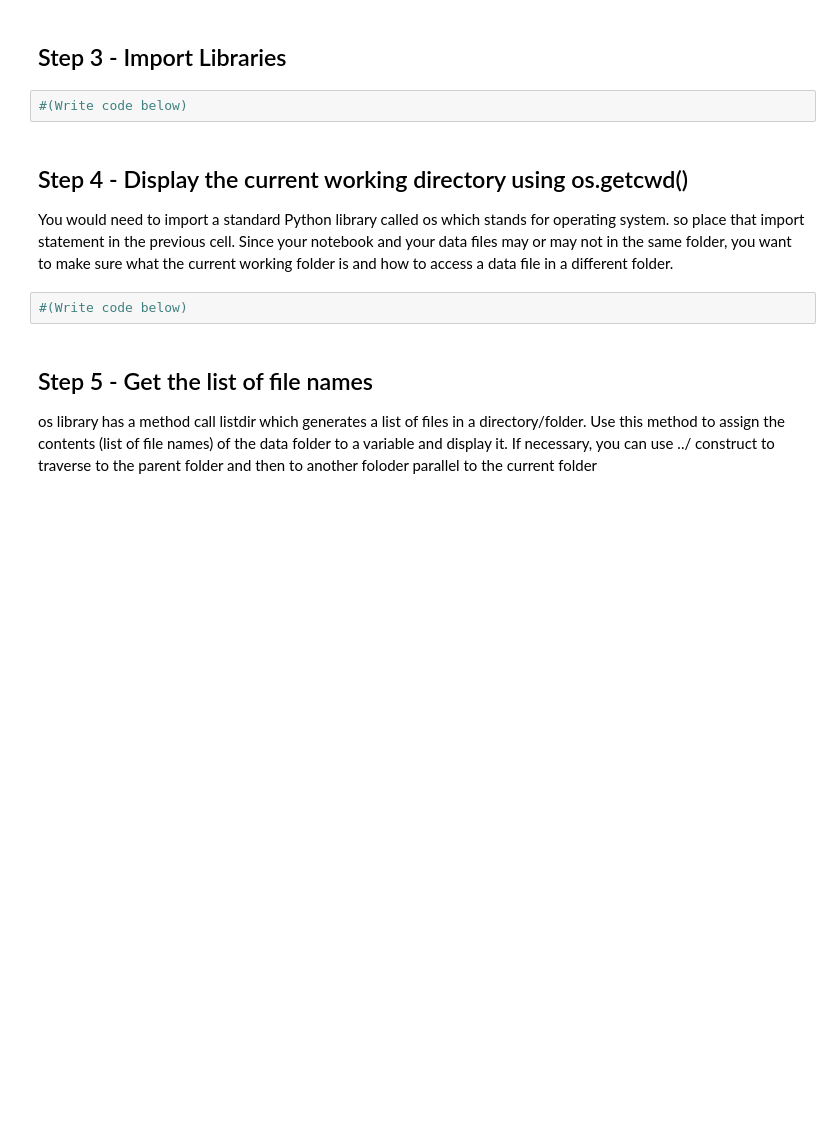
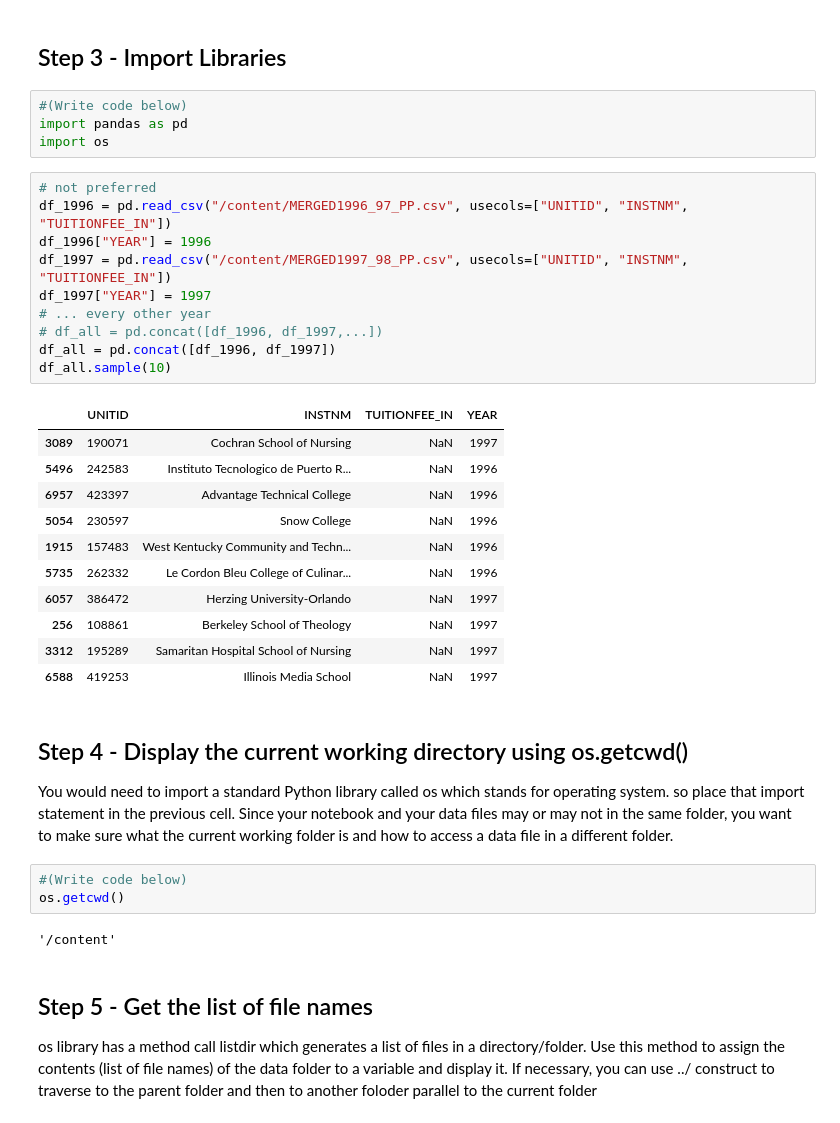
Before and after one commit to davidsadovy/data690_fall2022, a Jupyter notebook: assignment_06/assignment_06.ipynb, the cells around one changed output. Drawn from its saved outputs; the diff is of its cells as text; blank space fills up the shorter version.

```diff
--- a/assignment_06/assignment_06.ipynb
+++ b/assignment_06/assignment_06.ipynb
@@ -73,12 +73,39 @@ Archive:  CollegeScorecard_Raw_Data_09012022.zip
 ## Step 3 - Import Libraries
 # %%
 #(Write code below)
+import pandas as pd
+import os
+# %%
+# not preferred
+df_1996 = pd.read_csv("/content/MERGED1996_97_PP.csv", usecols=["UNITID", "INSTNM", "TUITIONFEE_IN"])
+df_1996["YEAR"] = 1996
+df_1997 = pd.read_csv("/content/MERGED1997_98_PP.csv", usecols=["UNITID", "INSTNM", "TUITIONFEE_IN"])
+df_1997["YEAR"] = 1997
+# ... every other year
+# df_all = pd.concat([df_1996, df_1997,...])
+df_all = pd.concat([df_1996, df_1997])
+df_all.sample(10)
+# %% [output]
+|  | UNITID | INSTNM | TUITIONFEE_IN | YEAR |
+| 3089 | 190071 | Cochran School of Nursing | NaN | 1997 |
+| 5496 | 242583 | Instituto Tecnologico de Puerto R... | NaN | 1996 |
+| 6957 | 423397 | Advantage Technical College | NaN | 1996 |
+| 5054 | 230597 | Snow College | NaN | 1996 |
+| 1915 | 157483 | West Kentucky Community and Techn... | NaN | 1996 |
+| 5735 | 262332 | Le Cordon Bleu College of Culinar... | NaN | 1996 |
+| 6057 | 386472 | Herzing University-Orlando | NaN | 1997 |
+| 256 | 108861 | Berkeley School of Theology | NaN | 1997 |
+| 3312 | 195289 | Samaritan Hospital School of Nursing | NaN | 1997 |
+| 6588 | 419253 | Illinois Media School | NaN | 1997 |
 # %% [markdown]
 ## Step 4 - Display the current working directory using os.getcwd()
 
 You would need to import a standard Python library called os which stands for operating system. so place that import statement in the previous cell. Since your notebook and your data files may or may not in the same folder, you want to make sure what the current working folder is and how to access a data file in a different folder.
 # %%
 #(Write code below)
+os.getcwd()
+# %% [output]
+'/content'
 # %% [markdown]
 ## Step 5 - Get the list of file names
 
```
Also changed, not shown: parts of 13 cells of this notebook.
